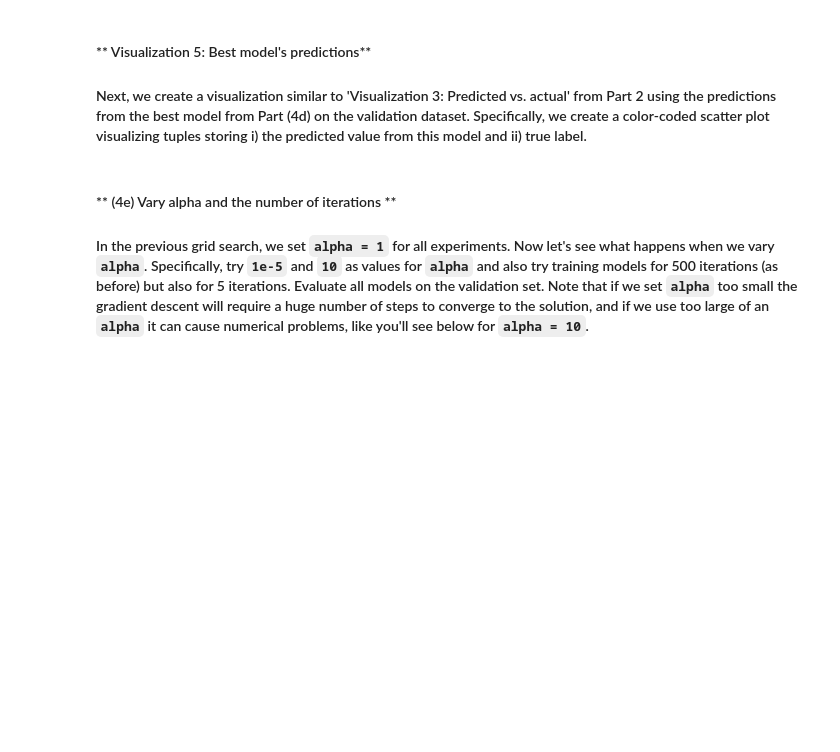
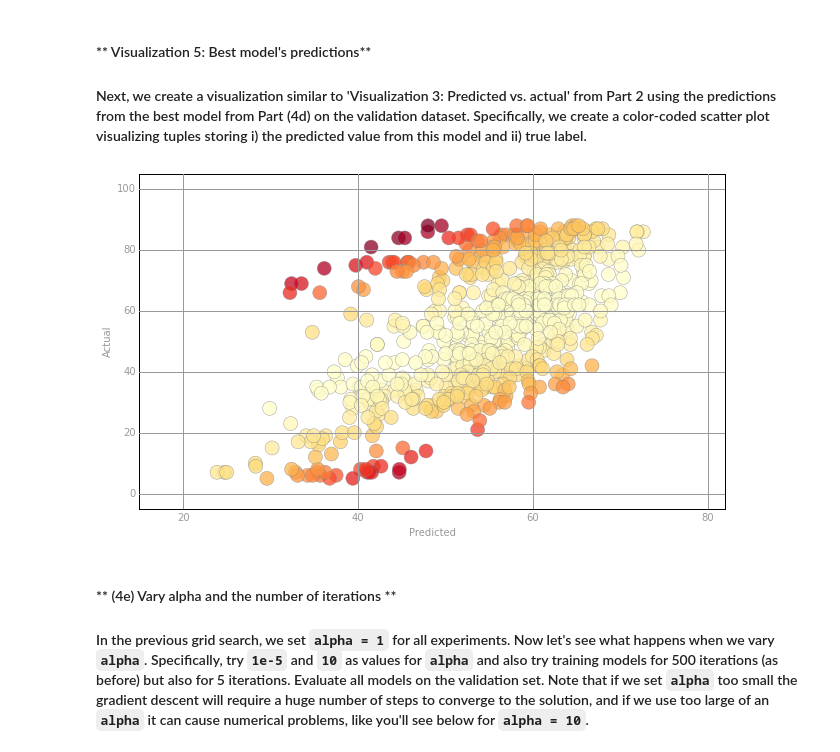
Before and after one commit to KonanAcademy/spark, a Jupyter notebook: part2/week2/ML_lab3_linear_reg_student.ipynb, the cells around one changed output. Drawn from its saved outputs; the diff is of its cells as text; code cells hidden in the pictures; blank space fills up the shorter version.

```diff
--- a/part2/week2/ML_lab3_linear_reg_student.ipynb
+++ b/part2/week2/ML_lab3_linear_reg_student.ipynb
@@ -598,8 +652,16 @@ useIntercept = True  # intercept
 # %%
 # TODO: Replace <FILL IN> with appropriate code
-firstModel = LinearRegressionWithSGD.<FILL IN>
+firstModel = LinearRegressionWithSGD.train(parsedTrainData,
+                                          iterations=numIters,
+                                          step=alpha,
+                                          miniBatchFraction=miniBatchFrac,
+                                          initialWeights=None,
+                                          regParam=reg,
+                                           regType=regType,
+                                           intercept=useIntercept
+                                        )
 
 # weightsLR1 stores the model weights; interceptLR1 stores the model intercept
-weightsLR1 = <FILL IN>
-interceptLR1 = <FILL IN>
-print weightsLR1, interceptLR1
+weightsLR1 = firstModel.weights
+interceptLR1 = firstModel.intercept
+print(weightsLR1, interceptLR1)
@@ -627,8 +693,8 @@ Test.assertTrue(np.allclose(samplePrediction, 56.8013380112),
 #### Next evaluate the accuracy of this model on the validation set.  Use the `predict()` method to create a `labelsAndPreds` RDD, and then use the `calcRMSE()` function from Part (2b).
 # %%
 # TODO: Replace <FILL IN> with appropriate code
-labelsAndPreds = <FILL IN>
-rmseValLR1 = <FILL IN>
+labelsAndPreds = parsedValData.map(lambda lp: (lp.label, firstModel.predict(lp.features)))
+rmseValLR1 = calcRMSE(labelsAndPreds)
 
-print ('Validation RMSE:\n\tBaseline = {0:.3f}\n\tLR0 = {1:.3f}' +
-       '\n\tLR1 = {2:.3f}').format(rmseValBase, rmseValLR0, rmseValLR1)
+print(('Validation RMSE:\n\tBaseline = {0:.3f}\n\tLR0 = {1:.3f}' +
+       '\n\tLR1 = {2:.3f}').format(rmseValBase, rmseValLR0, rmseValLR1))
@@ -647,13 +718,13 @@ bestModel = firstModel
 numIters = 500
 alpha = 1.0
 miniBatchFrac = 1.0
-for reg in <FILL IN>:
+for reg in [1e-10, 1e-5, 1.0]:
     model = LinearRegressionWithSGD.train(parsedTrainData, numIters, alpha,
                                           miniBatchFrac, regParam=reg,
                                           regType='l2', intercept=True)
     labelsAndPreds = parsedValData.map(lambda lp: (lp.label, model.predict(lp.features)))
     rmseValGrid = calcRMSE(labelsAndPreds)
-    print rmseValGrid
+    print(rmseValGrid)
 
     if rmseValGrid < bestRMSE:
         bestRMSE = rmseValGrid
@@ -661,5 +732,5 @@ for reg in <FILL IN>:
         bestModel = model
 rmseValLRGrid = bestRMSE
 
-print ('Validation RMSE:\n\tBaseline = {0:.3f}\n\tLR0 = {1:.3f}\n\tLR1 = {2:.3f}\n' +
-       '\tLRGrid = {3:.3f}').format(rmseValBase, rmseValLR0, rmseValLR1, rmseValLRGrid)
+print((('Validation RMSE:\n\tBaseline = {0:.3f}\n\tLR0 = {1:.3f}\n\tLR1 = {2:.3f}\n' +
+       '\tLRGrid = {3:.3f}').format(rmseValBase, rmseValLR0, rmseValLR1, rmseValLRGrid)))
@@ -672,23 +752,25 @@ Test.assertTrue(np.allclose(17.017170, rmseValLRGrid), 'incorrect value for rmse
 # %%
 predictions = np.asarray(parsedValData
                          .map(lambda lp: bestModel.predict(lp.features))
                          .collect())
 actual = np.asarray(parsedValData
                     .map(lambda lp: lp.label)
                     .collect())
 error = np.asarray(parsedValData
                    .map(lambda lp: (lp.label, bestModel.predict(lp.features)))
-                   .map(lambda (l, p): squaredError(l, p))
+                   .map(lambda args: squaredError(args[0], args[1]))
                    .collect())
 
 norm = Normalize()
 clrs = cmap(np.asarray(norm(error)))[:,0:3]
 
 fig, ax = preparePlot(np.arange(0, 120, 20), np.arange(0, 120, 20))
 ax.set_xlim(15, 82), ax.set_ylim(-5, 105)
 plt.scatter(predictions, actual, s=14**2, c=clrs, edgecolors='#888888', alpha=0.75, linewidths=.5)
 ax.set_xlabel('Predicted'), ax.set_ylabel(r'Actual')
 pass
+# %% [output]
+[figure, added]
 # %% [markdown]
 #### ** (4e) Vary alpha and the number of iterations **
 #### In the previous grid search, we set `alpha = 1` for all experiments.  Now let's see what happens when we vary `alpha`.  Specifically, try `1e-5` and `10` as values for `alpha` and also try training models for 500 iterations (as before) but also for 5 iterations. Evaluate all models on the validation set.  Note that if we set `alpha` too small the gradient descent will require a huge number of steps to converge to the solution, and if we use too large of an `alpha` it can cause numerical problems, like you'll see below for `alpha = 10`.
```
Also changed, not shown: parts of 18 cells of this notebook.
